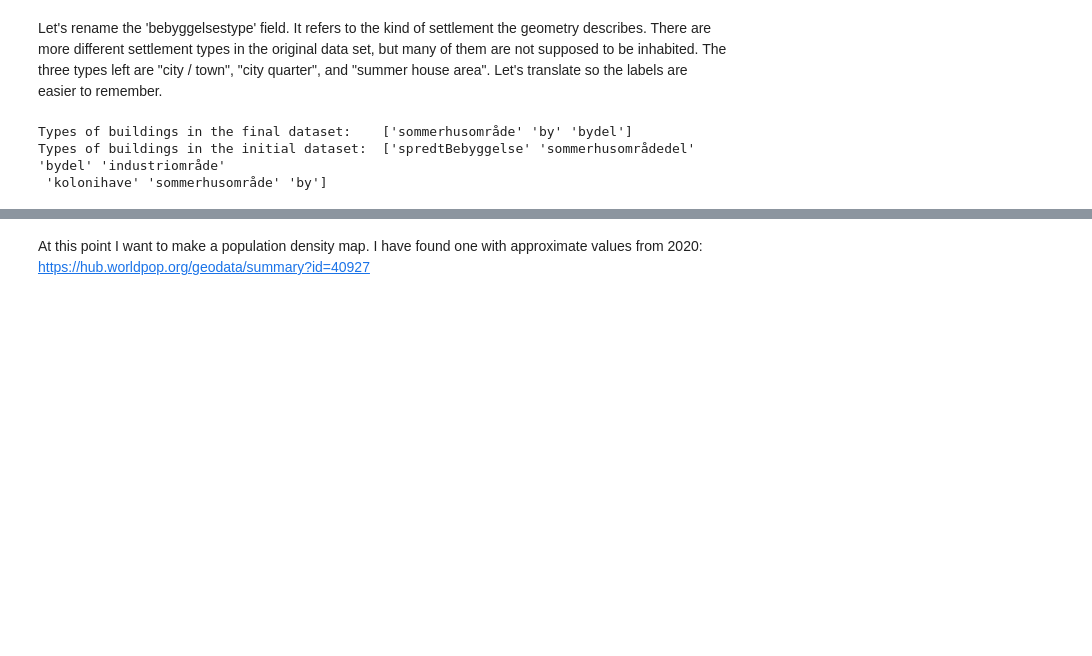
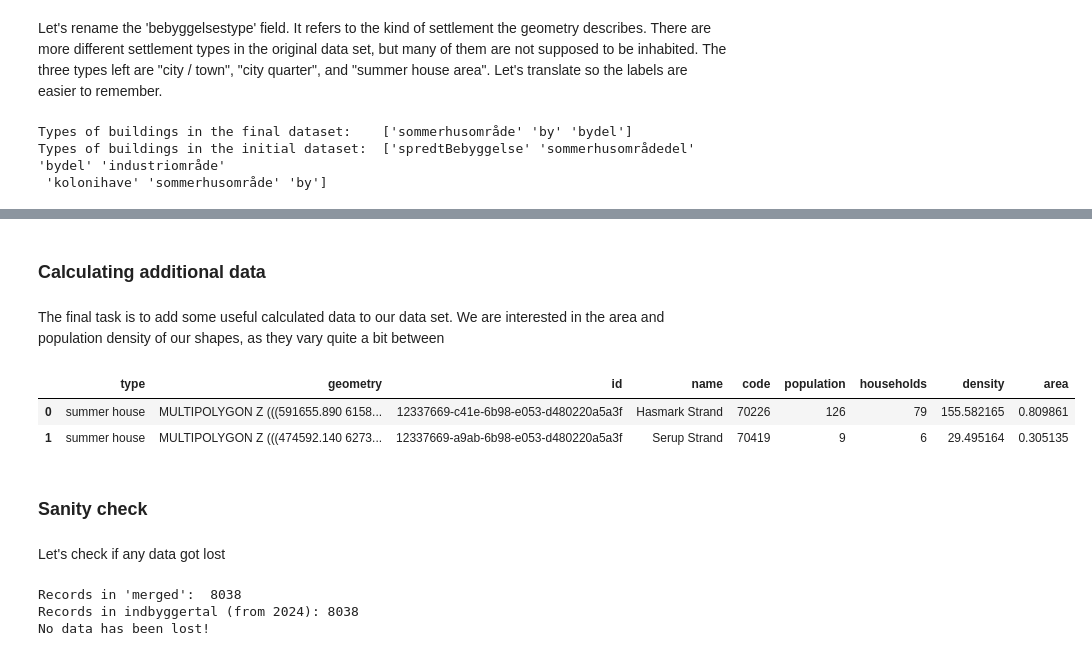
Before and after one commit to marcusskjold/GS-exam, a Jupyter notebook: data_cleaning.ipynb, the cells around one changed output, grey strips where cells are left out. Drawn from its saved outputs; the diff is of its cells as text; code cells hidden in the pictures; blank space fills up the shorter version.

```diff
--- a/data_cleaning.ipynb
+++ b/data_cleaning.ipynb
@@ -292,11 +256,17 @@ merged.crs
+# %% [markdown]
+### Calculating additional data
+# %% [markdown]
+The final task is to add some useful calculated data to our data set.
+We are interested in the area and population density of our shapes, as they vary quite a bit between
 # %%
-areas = merged.area / 1000000
-areas.head(5)
-density = merged['tot_indb'] / areas
-centroid = merged.centroid
+areas = settlements['geometry'].area / 1000000 # In square kilometers km^2
+density = settlements['population'] / areas # Inhabitants per square kilometer
 
-merged['density'] = density
-merged['areas'] = areas
-merged['centroid'] = centroid
+settlements['density'] = density
+settlements['area'] = areas
 
-merged.head(5)
+settlements.head(2)
+# %% [output]
+|  | type | geometry | id | name | code | population | households | density | area |
+| 0 | summer house | MULTIPOLYGON Z (((591655.890 6158... | 12337669-c41e-6b98-e053-d480220a5a3f | Hasmark Strand | 70226 | 126 | 79 | 155.582165 | 0.809861 |
+| 1 | summer house | MULTIPOLYGON Z (((474592.140 6273... | 12337669-a9ab-6b98-e053-d480220a5a3f | Serup Strand | 70419 | 9 | 6 | 29.495164 | 0.305135 |
@@ -316,4 +272,0 @@ merged.cx[6.25e5:7.5e5, 6.05e6:6.25e6].plot('density',
-# %% [markdown]
-At this point I want to make a population density map.
-I have found one with approximate values from 2020:
-https://hub.worldpop.org/geodata/summary?id=40927
@@ -329,0 +273,12 @@ merged[merged['name'] == 'Trustrup']
+# %% [markdown]
+### Sanity check
+# %% [markdown]
+Let's check if any data got lost
+# %%
+print("Records in 'merged': ", li(merged))
+print("Records in indbyggertal (from 2024):", li(indbyggertal))
+print("No data has been lost!")
+# %% [output]
+Records in 'merged':  8038
+Records in indbyggertal (from 2024): 8038
+No data has been lost!
```
Also changed, not shown: parts of 46 cells of this notebook, 1 other file.
